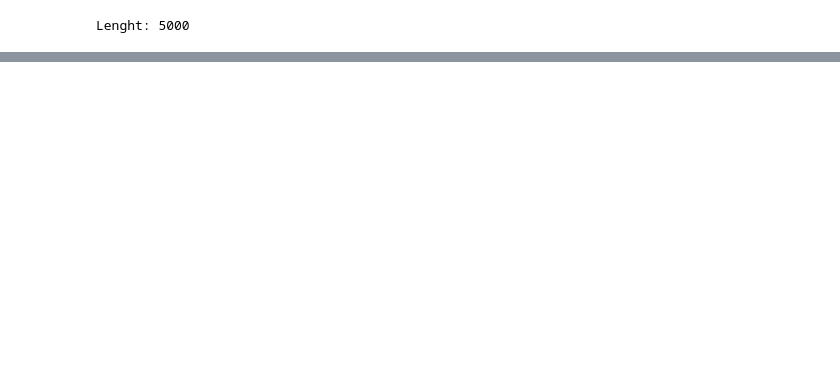
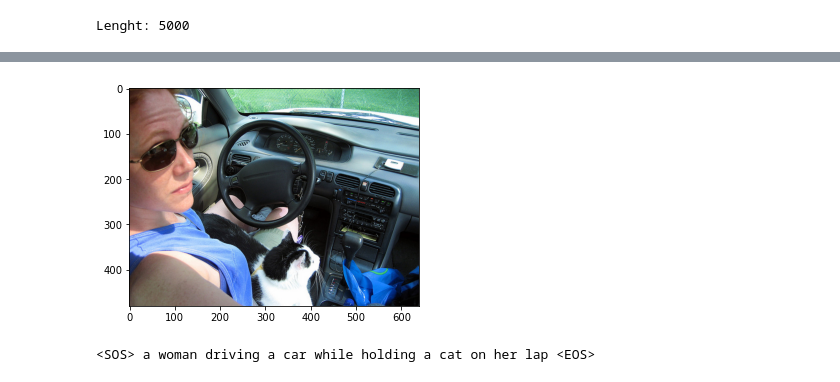
Before and after one commit to Khaliladib11/INM706-image-captioning, a Jupyter notebook: interface.ipynb, the cells around one changed output, grey strips where cells are left out. Saved outputs shown, nothing was run; the diff lists cells and outputs as text; code cells hidden in the pictures; blank space fills up the shorter version.

```diff
--- a/interface.ipynb
+++ b/interface.ipynb
@@ -102 +126,17 @@ for cap_idx in range(coco_interface.caps_per_img):
+# %%
+#idx = random.randint(0, len(coco_interface_test.coco.images))
+idx = 0
+coco_interface_test.display_img_with_captions(idx)
+for cap_idx in range(coco_interface_test.caps_per_img):
+
+    cap = ''
+    idx, X, y = coco_interface_test[idx]
+    for word_idx in y:
+        if word_idx != 0:
+            cap += coco_interface_test.idx_to_string[word_idx.item()] + ' '
+    idx += 1
+    print(cap)
+# %% [output]
+[figure, added]
+<SOS> a woman driving a car while holding a cat on her lap <EOS>
 # %%
```
Also changed, not shown: parts of 11 cells of this notebook, 4 other files.
